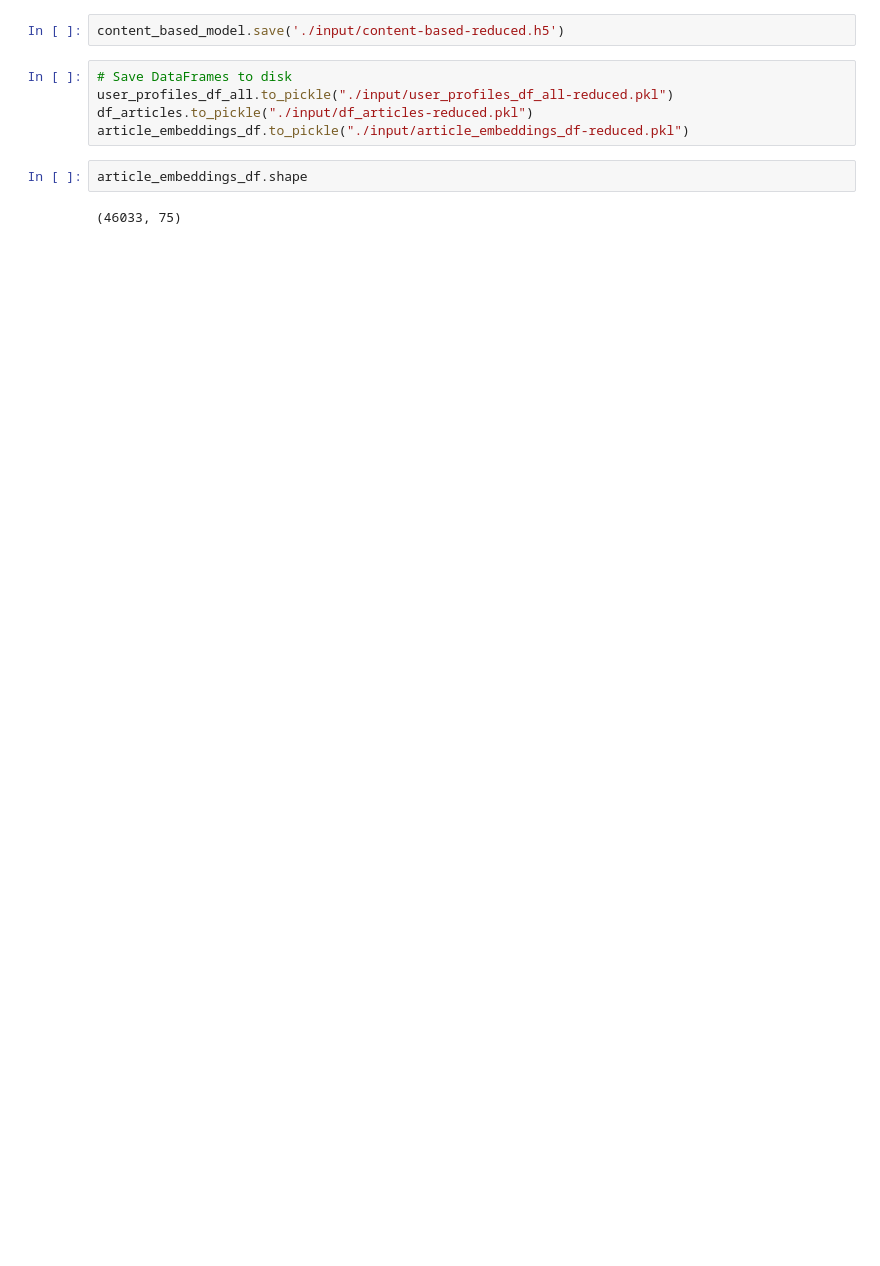
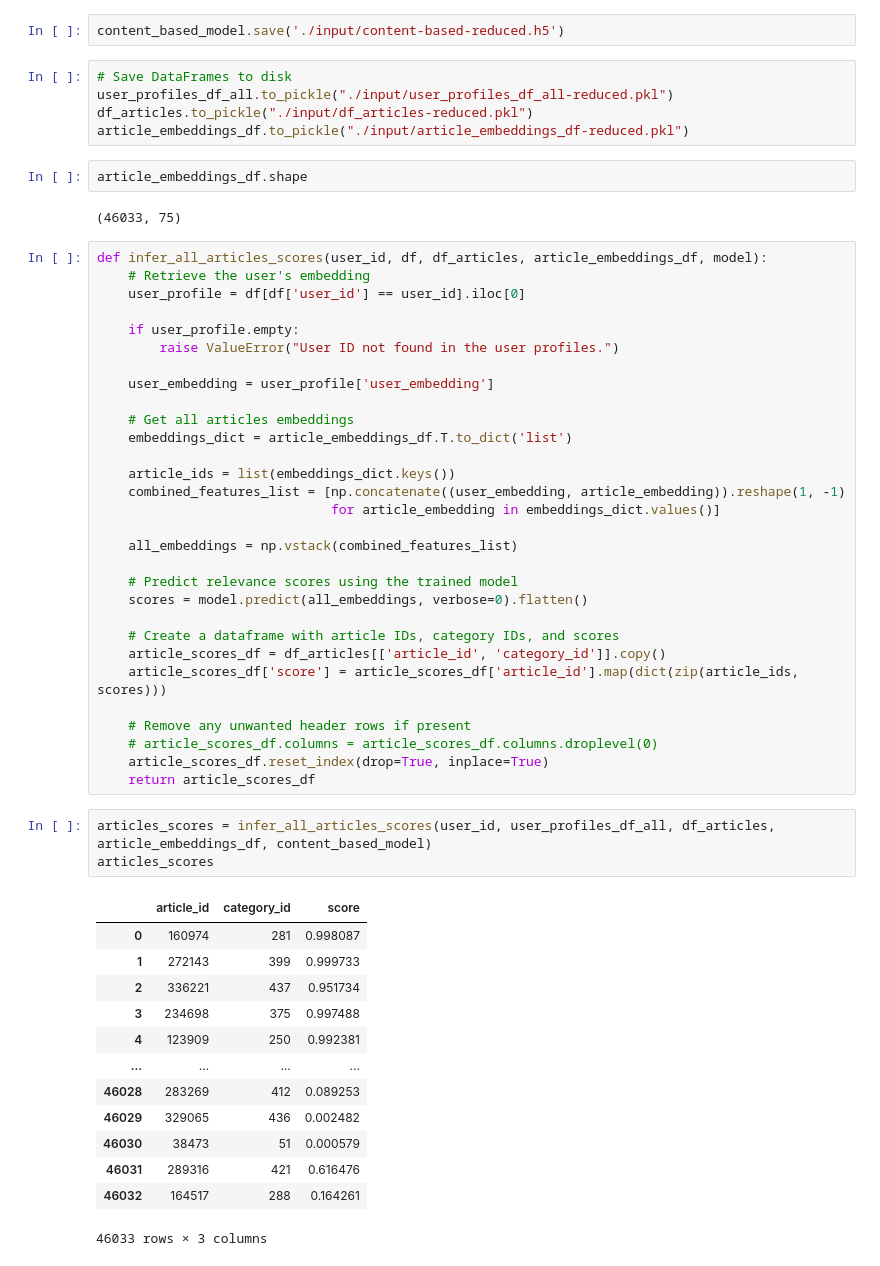
Before and after one commit to 6be709c0/oc-ai-engineer, a Jupyter notebook: OC/P10/content-based-pca.ipynb, the cells around one changed output. Cells and saved outputs as stored; diff of their text form; blank space fills up the shorter version.

```diff
--- a/OC/P10/content-based-pca.ipynb
+++ b/OC/P10/content-based-pca.ipynb
@@ -494,3 +494,50 @@ article_embeddings_df.to_pickle("./input/article_embeddings_df-reduced.pkl")
 article_embeddings_df.shape
 # %% [output]
 (46033, 75)
+# %%
+def infer_all_articles_scores(user_id, df, df_articles, article_embeddings_df, model):
+    # Retrieve the user's embedding
+    user_profile = df[df['user_id'] == user_id].iloc[0]
+
+    if user_profile.empty:
+        raise ValueError("User ID not found in the user profiles.")
+
+    user_embedding = user_profile['user_embedding']
+
+    # Get all articles embeddings
+    embeddings_dict = article_embeddings_df.T.to_dict('list')
+
+    article_ids = list(embeddings_dict.keys())
+    combined_features_list = [np.concatenate((user_embedding, article_embedding)).reshape(1, -1)
+                              for article_embedding in embeddings_dict.values()]
+
+    all_embeddings = np.vstack(combined_features_list)
+
+    # Predict relevance scores using the trained model
+    scores = model.predict(all_embeddings, verbose=0).flatten()
+
+    # Create a dataframe with article IDs, category IDs, and scores
+    article_scores_df = df_articles[['article_id', 'category_id']].copy()
+    article_scores_df['score'] = article_scores_df['article_id'].map(dict(zip(article_ids, scores)))
+
+    # Remove any unwanted header rows if present
+    # article_scores_df.columns = article_scores_df.columns.droplevel(0)
+    article_scores_df.reset_index(drop=True, inplace=True)
+    return article_scores_df
+# %%
+articles_scores = infer_all_articles_scores(user_id, user_profiles_df_all, df_articles, article_embeddings_df, content_based_model)
+articles_scores
+# %% [output]
+|  | article_id | category_id | score |
+| 0 | 160974 | 281 | 0.998087 |
+| 1 | 272143 | 399 | 0.999733 |
+| 2 | 336221 | 437 | 0.951734 |
+| 3 | 234698 | 375 | 0.997488 |
+| 4 | 123909 | 250 | 0.992381 |
+| ... | ... | ... | ... |
+| 46028 | 283269 | 412 | 0.089253 |
+| 46029 | 329065 | 436 | 0.002482 |
+| 46030 | 38473 | 51 | 0.000579 |
+| 46031 | 289316 | 421 | 0.616476 |
+| 46032 | 164517 | 288 | 0.164261 |
+46033 rows × 3 columns
```
Also changed, not shown: parts of 6 cells of this notebook, 11 other files.
